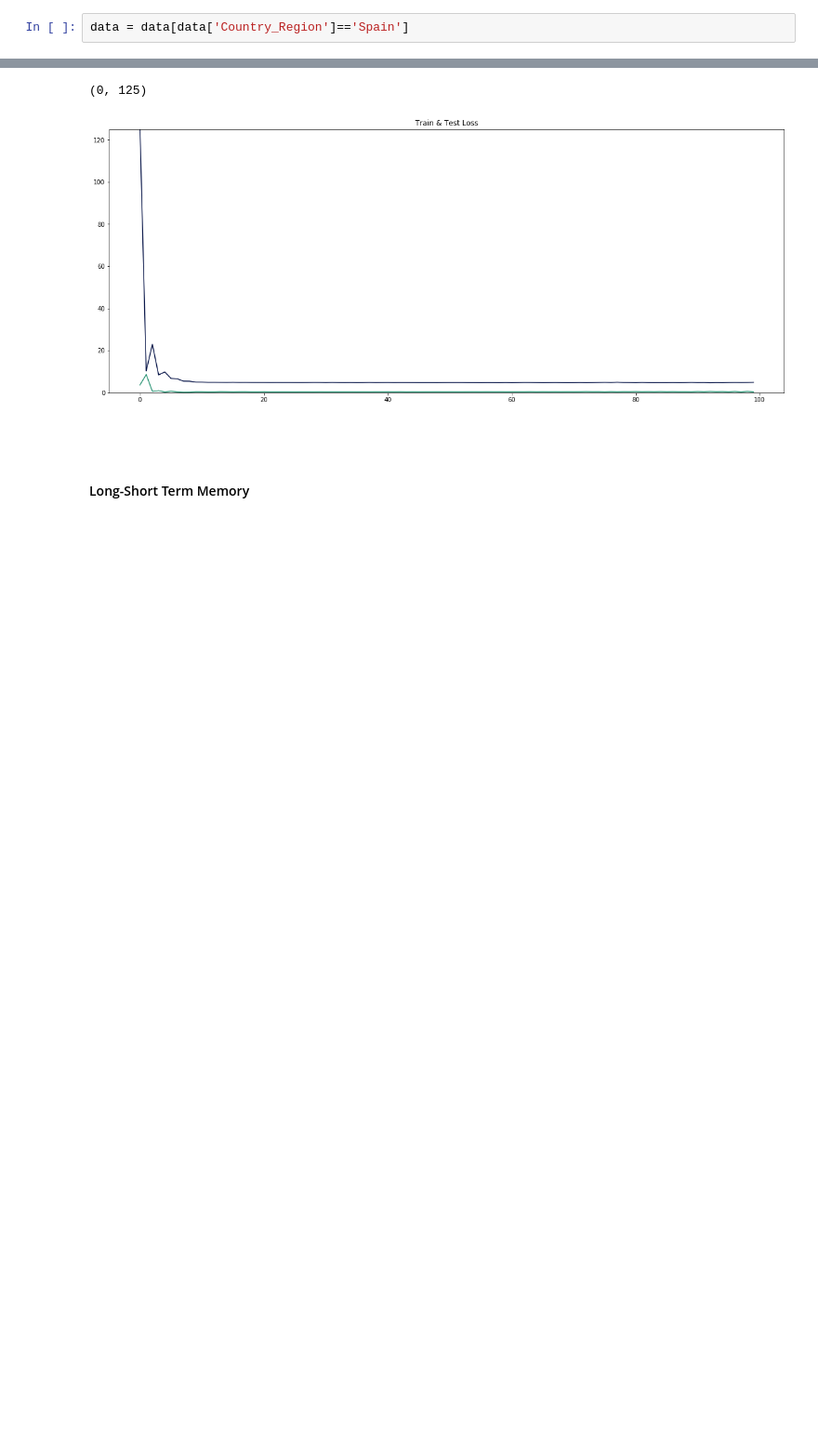
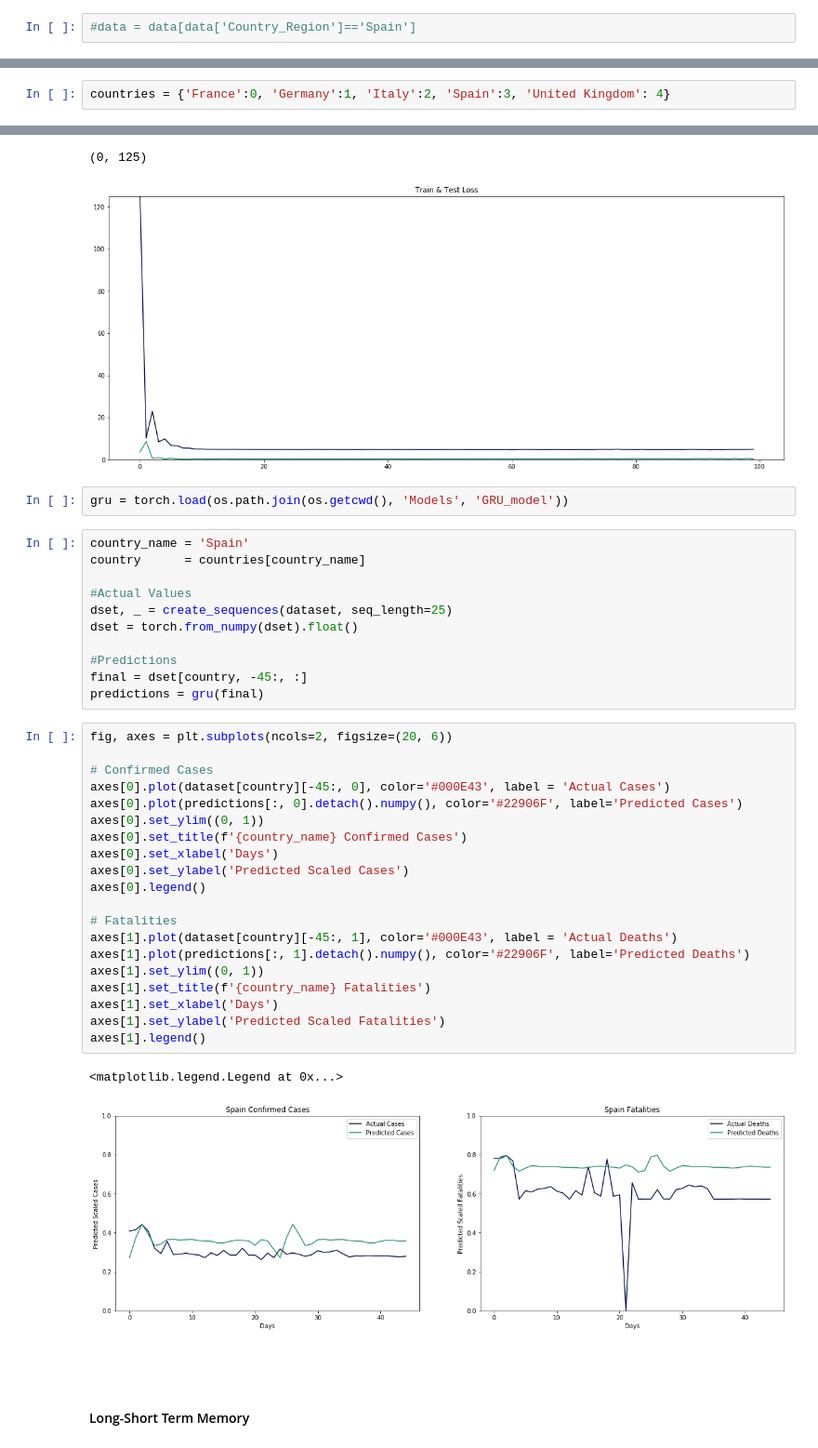
Before and after one commit to GuillemAmatCastello/Deep_Learning, a Jupyter notebook: Final Project/Code/Main.ipynb, the cells around one changed output, grey strips where cells are left out. Shown: that part at 93% size. Cells and saved outputs as stored; diff of their text form; blank space fills up the shorter version.

```diff
--- a/Final Project/Code/Main.ipynb
+++ b/Final Project/Code/Main.ipynb
@@ -74,7 +74,7 @@ european = EUROPEAN_UNION.names
 data = data[data['Country_Region'].isin(euro)]
 data = data.loc[lambda x: x.Province_State == '']
 # %%
-data = data[data['Country_Region']=='Spain']
+#data = data[data['Country_Region']=='Spain']
 # %% [markdown]
 <br>
 # %% [markdown]
@@ -175,6 +184,8 @@ testloader  = torch.utils.data.DataLoader(testset, batch_size=1, shuffle=True)
 ### Modeling
 # %%
 torch.set_default_tensor_type(torch.FloatTensor)
+# %%
+countries = {'France':0, 'Germany':1, 'Italy':2, 'Spain':3, 'United Kingdom': 4}
 # %% [markdown]
 <br>
 # %% [markdown]
@@ -355,6 +366,42 @@ plt.ylim((0, 125))
 # %% [output]
 (0, 125)
 [figure]
+# %%
+gru = torch.load(os.path.join(os.getcwd(), 'Models', 'GRU_model'))
+# %%
+country_name = 'Spain'
+country      = countries[country_name]
+
+#Actual Values
+dset, _ = create_sequences(dataset, seq_length=25)
+dset = torch.from_numpy(dset).float()
+
+#Predictions
+final = dset[country, -45:, :]
+predictions = gru(final)
+# %%
+fig, axes = plt.subplots(ncols=2, figsize=(20, 6))
+
+# Confirmed Cases
+axes[0].plot(dataset[country][-45:, 0], color='#000E43', label = 'Actual Cases')
+axes[0].plot(predictions[:, 0].detach().numpy(), color='#22906F', label='Predicted Cases')
+axes[0].set_ylim((0, 1))
+axes[0].set_title(f'{country_name} Confirmed Cases')
+axes[0].set_xlabel('Days')
+axes[0].set_ylabel('Predicted Scaled Cases')
+axes[0].legend()
+
+# Fatalities
+axes[1].plot(dataset[country][-45:, 1], color='#000E43', label = 'Actual Deaths')
+axes[1].plot(predictions[:, 1].detach().numpy(), color='#22906F', label='Predicted Deaths')
+axes[1].set_ylim((0, 1))
+axes[1].set_title(f'{country_name} Fatalities')
+axes[1].set_xlabel('Days')
+axes[1].set_ylabel('Predicted Scaled Fatalities')
+axes[1].legend()
+# %% [output]
+<matplotlib.legend.Legend at 0x...>
+[figure, added]
 # %% [markdown]
 <br>
 # %% [markdown]
```
Also changed, not shown: parts of 7 cells of this notebook.
